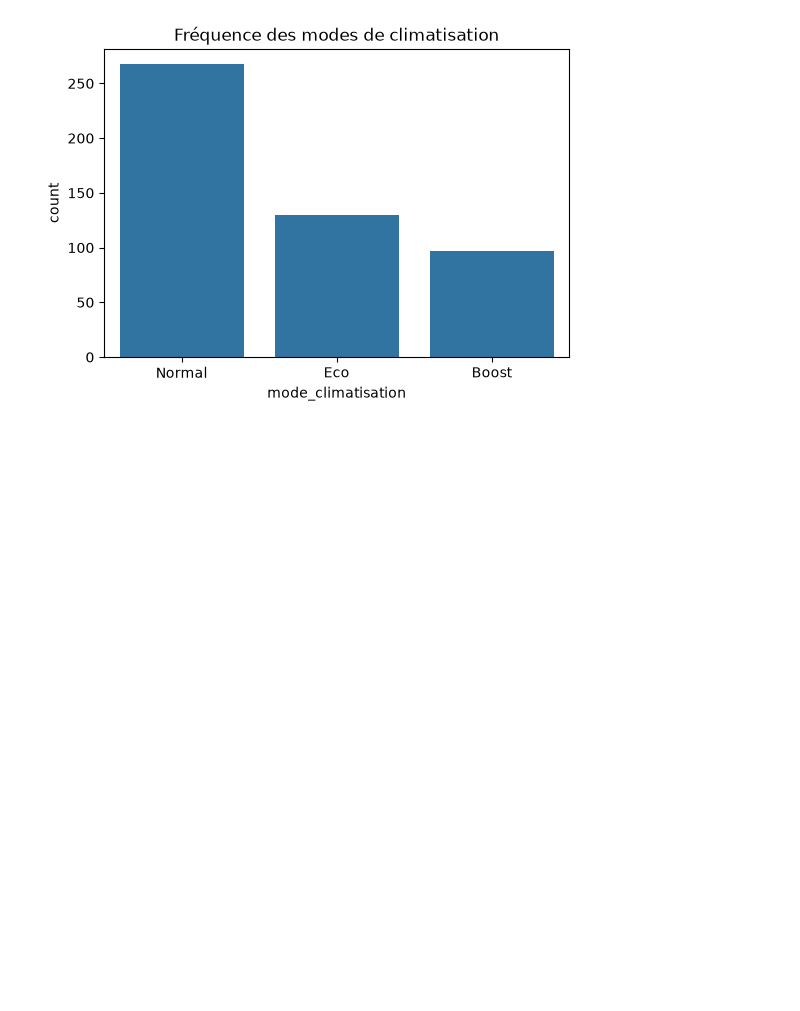
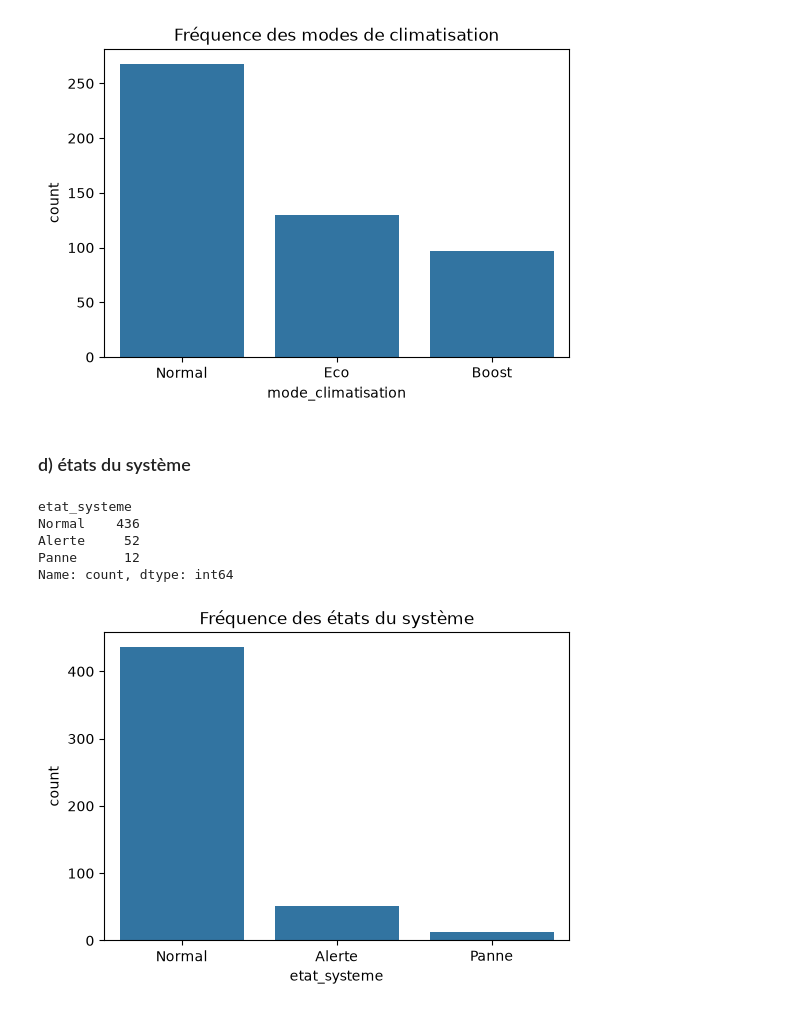
Before and after one commit to sinendoye/atelier_prepa_donnees_tab, a Jupyter notebook: notebooks/atelier_prepa_donnees_tab.ipynb, the cells around one changed output. Saved outputs shown, nothing was run; the diff lists cells and outputs as text; code cells hidden in the pictures; blank space fills up the shorter version.

Commit message:
17d: Affichage de la fréquence de etats du systeme

```diff
--- a/notebooks/atelier_prepa_donnees_tab.ipynb
+++ b/notebooks/atelier_prepa_donnees_tab.ipynb
@@ -694,3 +694,18 @@ Boost      97
 NaN         5
 Name: count, dtype: int64
 [figure]
+# %% [markdown]
+### d) états du système
+# %%
+print(df["etat_systeme"].value_counts(dropna=False))
+plt.figure(figsize=(6, 4))
+sns.countplot(data=df, x="etat_systeme", order=df["etat_systeme"].value_counts().index)
+plt.title("Fréquence des états du système")
+plt.show()
+# %% [output]
+etat_systeme
+Normal    436
+Alerte     52
+Panne      12
+Name: count, dtype: int64
+[figure, added]
```
